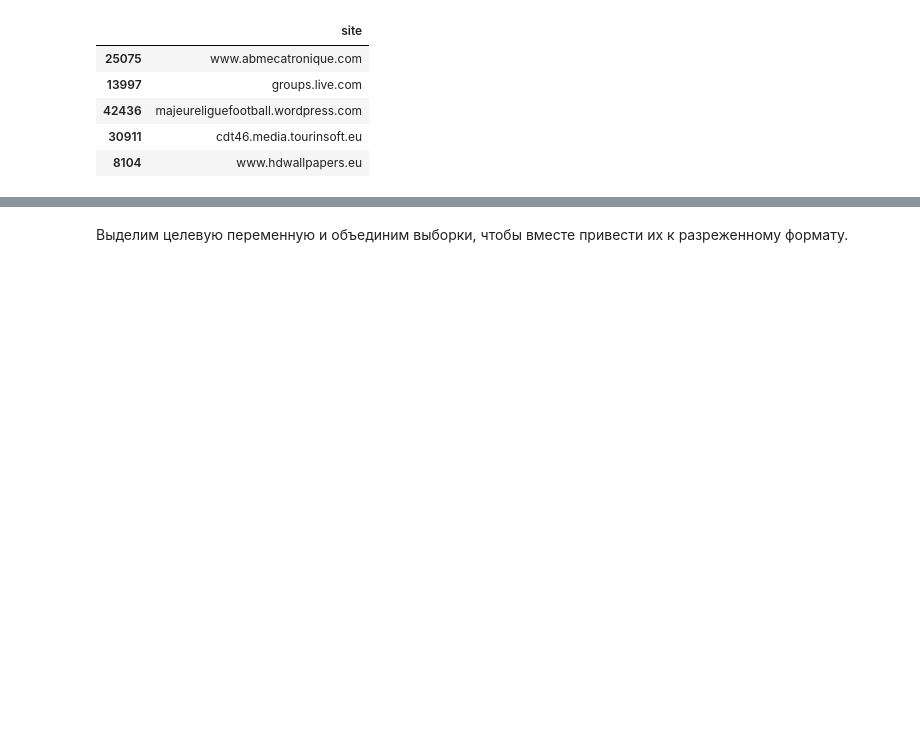
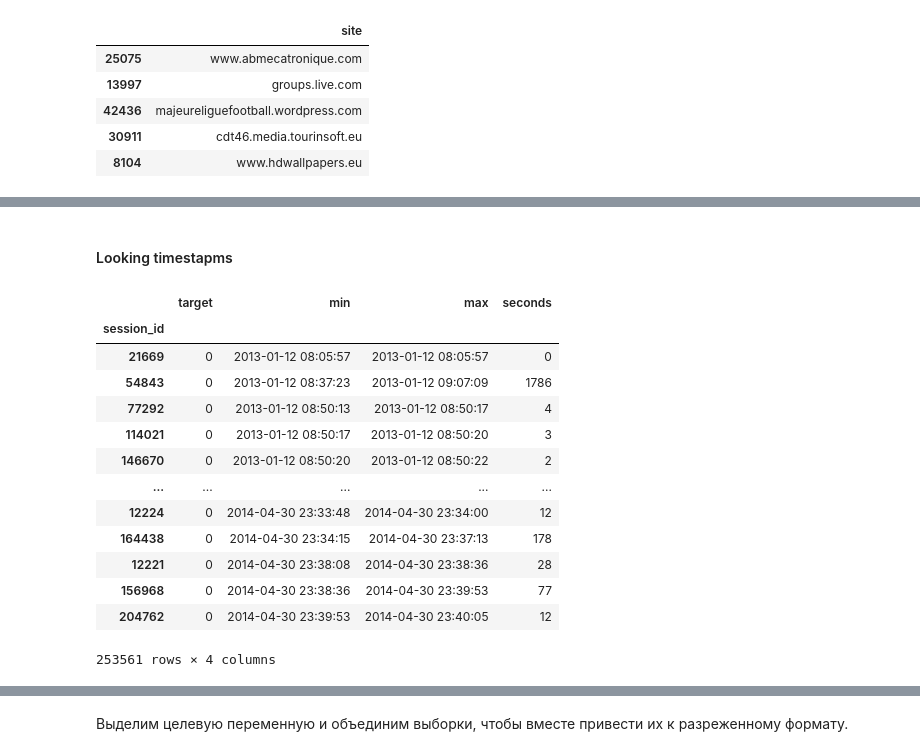
Before and after one commit to kremenevskiy/kaggle-competitions, a Jupyter notebook: catch-me-if-you-can-Alice/catch_me_if_you_can_Alice.ipynb, the cells around one changed output, grey strips where cells are left out. Saved outputs shown, nothing was run; the diff lists cells and outputs as text; code cells hidden in the pictures; blank space fills up the shorter version.

```diff
--- a/catch-me-if-you-can-Alice/catch_me_if_you_can_Alice.ipynb
+++ b/catch-me-if-you-can-Alice/catch_me_if_you_can_Alice.ipynb
@@ -94,0 +122,24 @@ sites_dict_df.head()
+# %% [markdown]
+#### Looking timestapms
+# %%
+time_df = pd.DataFrame(index=train_df.index)
+time_df['target'] = train_df['target']
+time_df['min'] = train_df[times].min(axis=1)
+time_df['max'] = train_df[times].max(axis=1)
+time_df['seconds'] = (time_df['max'] - time_df['min']).dt.seconds
+time_df
+# %% [output]
+|  | target | min | max | seconds |
+| session_id |  |  |  |  |
+| 21669 | 0 | 2013-01-12 08:05:57 | 2013-01-12 08:05:57 | 0 |
+| 54843 | 0 | 2013-01-12 08:37:23 | 2013-01-12 09:07:09 | 1786 |
+| 77292 | 0 | 2013-01-12 08:50:13 | 2013-01-12 08:50:17 | 4 |
+| 114021 | 0 | 2013-01-12 08:50:17 | 2013-01-12 08:50:20 | 3 |
+| 146670 | 0 | 2013-01-12 08:50:20 | 2013-01-12 08:50:22 | 2 |
+| ... | ... | ... | ... | ... |
+| 12224 | 0 | 2014-04-30 23:33:48 | 2014-04-30 23:34:00 | 12 |
+| 164438 | 0 | 2014-04-30 23:34:15 | 2014-04-30 23:37:13 | 178 |
+| 12221 | 0 | 2014-04-30 23:38:08 | 2014-04-30 23:38:36 | 28 |
+| 156968 | 0 | 2014-04-30 23:38:36 | 2014-04-30 23:39:53 | 77 |
+| 204762 | 0 | 2014-04-30 23:39:53 | 2014-04-30 23:40:05 | 12 |
+253561 rows × 4 columns
```
Also changed, not shown: parts of 15 cells of this notebook.
